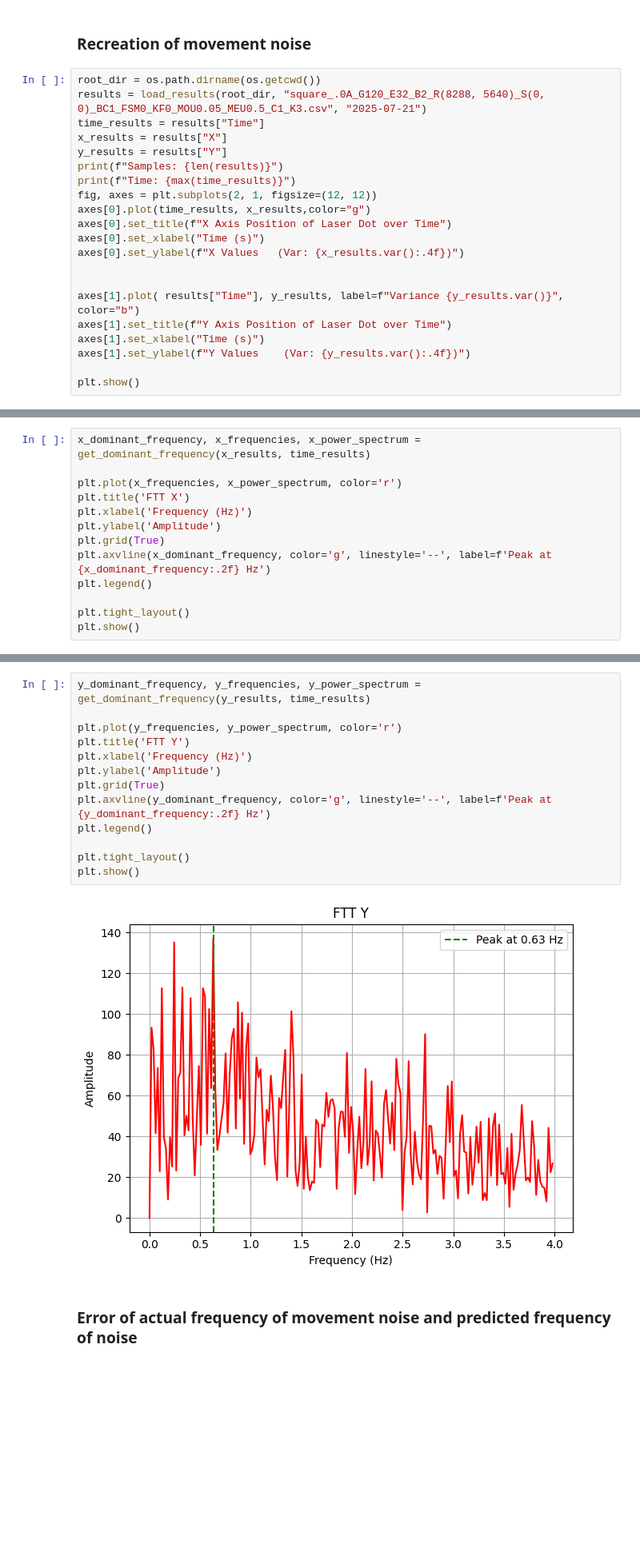
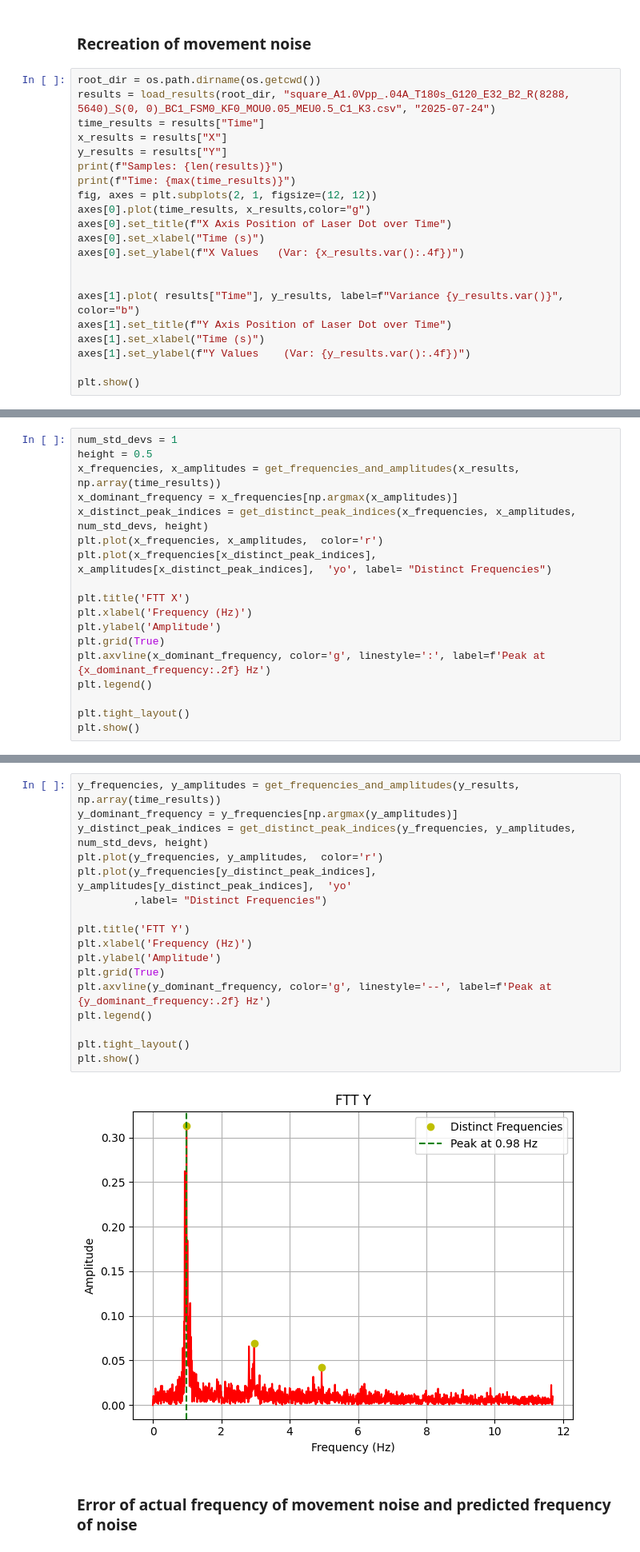
Before and after one commit to Bloodaxe90/lazer_tracking, a Jupyter notebook: notebooks/inference.ipynb, the cells around one changed output, grey strips where cells are left out. Shown at 80% size. Saved outputs shown, nothing was run; the diff lists cells and outputs as text; blank space fills up the shorter version.

```diff
--- a/notebooks/inference.ipynb
+++ b/notebooks/inference.ipynb
@@ -110,7 +156,7 @@ ZWO_IOError: Camera closed
 ### Recreation of movement noise
 # %%
 root_dir = os.path.dirname(os.getcwd())
-results = load_results(root_dir, "square_.0A_G120_E32_B2_R(8288, 5640)_S(0, 0)_BC1_FSM0_KF0_MOU0.05_MEU0.5_C1_K3.csv", "2025-07-21")
+results = load_results(root_dir, "square_A1.0Vpp_.04A_T180s_G120_E32_B2_R(8288, 5640)_S(0, 0)_BC1_FSM0_KF0_MOU0.05_MEU0.5_C1_K3.csv", "2025-07-24")
 time_results = results["Time"]
 x_results = results["X"]
 y_results = results["Y"]
@@ -139,12 +185,17 @@ Time: 49.23527812957764
 # %%
-x_dominant_frequency, x_frequencies, x_power_spectrum = get_dominant_frequency(x_results, time_results)
+num_std_devs = 1
+height = 0.5
+x_frequencies, x_amplitudes = get_frequencies_and_amplitudes(x_results, np.array(time_results))
+x_dominant_frequency = x_frequencies[np.argmax(x_amplitudes)]
+x_distinct_peak_indices = get_distinct_peak_indices(x_frequencies, x_amplitudes, num_std_devs, height)
+plt.plot(x_frequencies, x_amplitudes,  color='r')
+plt.plot(x_frequencies[x_distinct_peak_indices], x_amplitudes[x_distinct_peak_indices],  'yo', label= "Distinct Frequencies")
 
-plt.plot(x_frequencies, x_power_spectrum, color='r')
 plt.title('FTT X')
 plt.xlabel('Frequency (Hz)')
 plt.ylabel('Amplitude')
 plt.grid(True)
-plt.axvline(x_dominant_frequency, color='g', linestyle='--', label=f'Peak at {x_dominant_frequency:.2f} Hz')
+plt.axvline(x_dominant_frequency, color='g', linestyle=':', label=f'Peak at {x_dominant_frequency:.2f} Hz')
 plt.legend()
 
 plt.tight_layout()
@@ -154,18 +205,22 @@ plt.show()
 # %%
-y_dominant_frequency, y_frequencies, y_power_spectrum = get_dominant_frequency(y_results, time_results)
+y_frequencies, y_amplitudes = get_frequencies_and_amplitudes(y_results, np.array(time_results))
+y_dominant_frequency = y_frequencies[np.argmax(y_amplitudes)]
+y_distinct_peak_indices = get_distinct_peak_indices(y_frequencies, y_amplitudes, num_std_devs, height)
+plt.plot(y_frequencies, y_amplitudes,  color='r')
+plt.plot(y_frequencies[y_distinct_peak_indices], y_amplitudes[y_distinct_peak_indices],  'yo'
+         ,label= "Distinct Frequencies")
 
-plt.plot(y_frequencies, y_power_spectrum, color='r')
 plt.title('FTT Y')
 plt.xlabel('Frequency (Hz)')
 plt.ylabel('Amplitude')
 plt.grid(True)
 plt.axvline(y_dominant_frequency, color='g', linestyle='--', label=f'Peak at {y_dominant_frequency:.2f} Hz')
 plt.legend()
 
 plt.tight_layout()
 plt.show()
 # %% [output]
-[figure, old version]
+[figure, new version]
 # %% [markdown]
 ### Error of actual frequency of movement noise and predicted frequency of noise
 # %%
```
Also changed, not shown: parts of 19 cells of this notebook, 31 other files.
